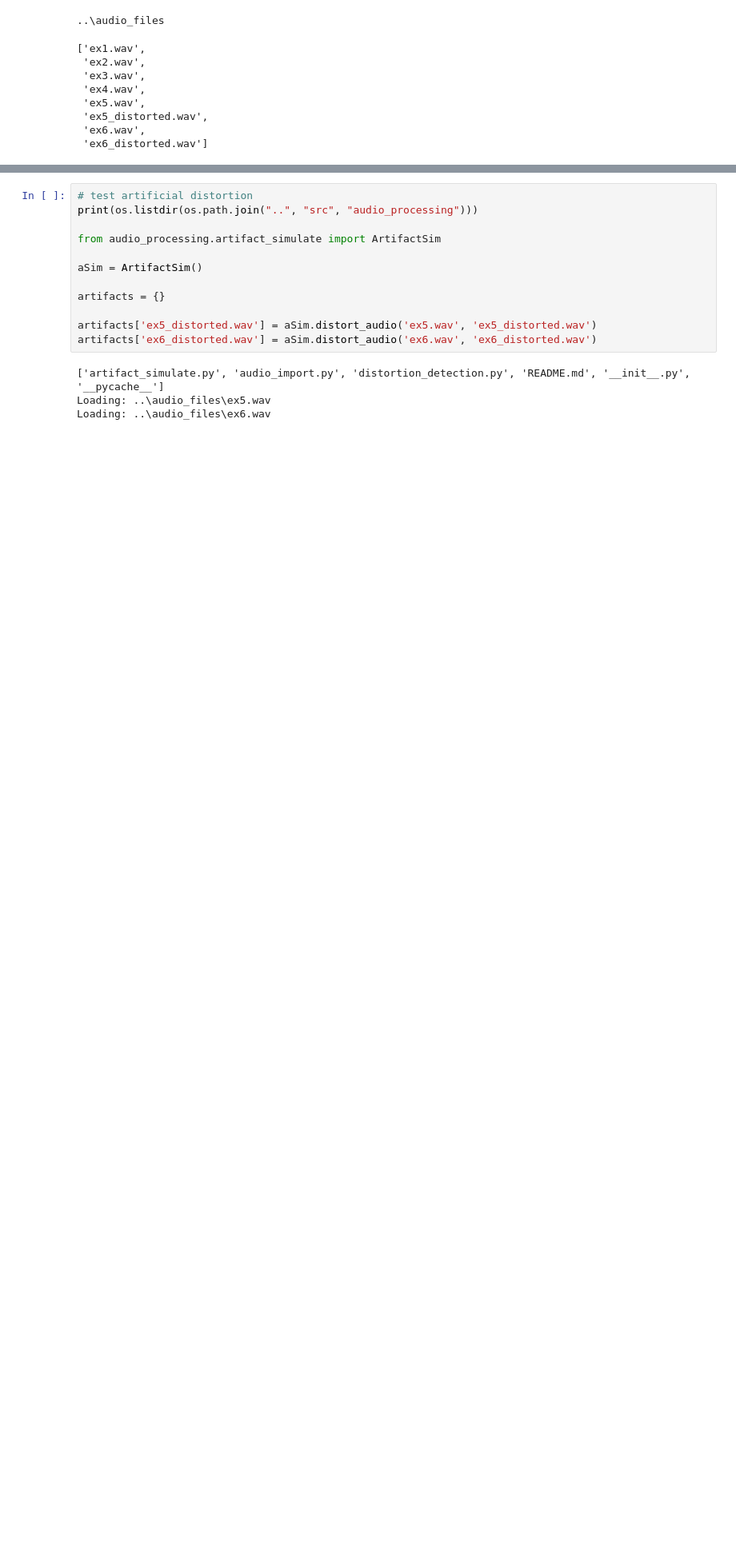
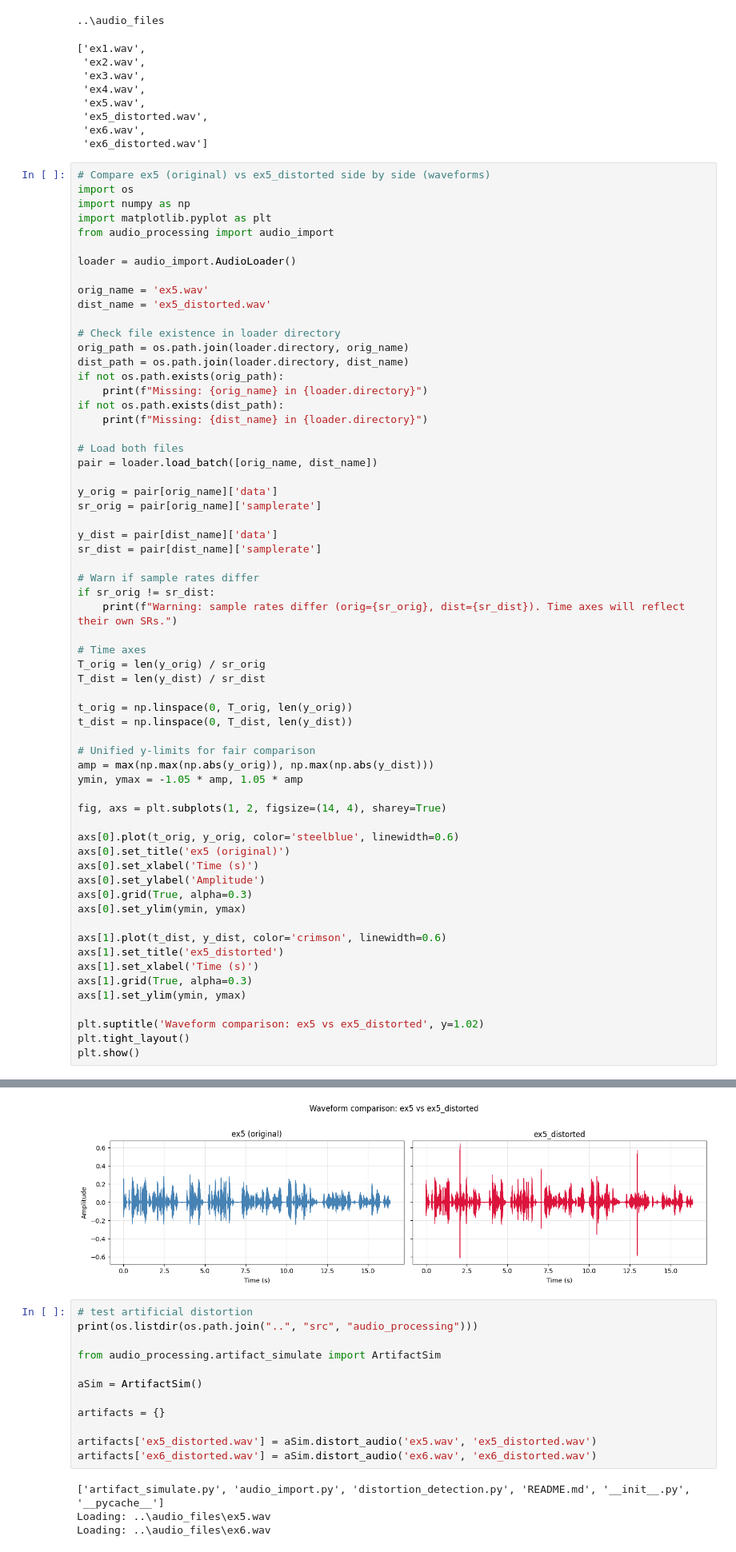
Before and after one commit to PBS-Wisconsin-Team-1/audio-qa-app, a Jupyter notebook: experimenting/distrotion_testing.ipynb, the cells around one changed output, grey strips where cells are left out. Shown at 80% size. Drawn from its saved outputs; the diff is of its cells as text; blank space fills up the shorter version.

```diff
--- a/experimenting/distrotion_testing.ipynb
+++ b/experimenting/distrotion_testing.ipynb
@@ -32,3 +32,66 @@ os.listdir(loader.directory)
  'ex5_distorted.wav',
  'ex6.wav',
  'ex6_distorted.wav']
+# %%
+# Compare ex5 (original) vs ex5_distorted side by side (waveforms)
+import os
+import numpy as np
+import matplotlib.pyplot as plt
+from audio_processing import audio_import
+
+loader = audio_import.AudioLoader()
+
+orig_name = 'ex5.wav'
+dist_name = 'ex5_distorted.wav'
+
+# Check file existence in loader directory
+orig_path = os.path.join(loader.directory, orig_name)
+dist_path = os.path.join(loader.directory, dist_name)
+if not os.path.exists(orig_path):
+    print(f"Missing: {orig_name} in {loader.directory}")
+if not os.path.exists(dist_path):
+    print(f"Missing: {dist_name} in {loader.directory}")
+
+# Load both files
+pair = loader.load_batch([orig_name, dist_name])
+
+y_orig = pair[orig_name]['data']
+sr_orig = pair[orig_name]['samplerate']
+
+y_dist = pair[dist_name]['data']
+sr_dist = pair[dist_name]['samplerate']
+
+# Warn if sample rates differ
+if sr_orig != sr_dist:
+    print(f"Warning: sample rates differ (orig={sr_orig}, dist={sr_dist}). Time axes will reflect their own SRs.")
+
+# Time axes
+T_orig = len(y_orig) / sr_orig
+T_dist = len(y_dist) / sr_dist
+
+t_orig = np.linspace(0, T_orig, len(y_orig))
+t_dist = np.linspace(0, T_dist, len(y_dist))
+
+# Unified y-limits for fair comparison
+amp = max(np.max(np.abs(y_orig)), np.max(np.abs(y_dist)))
+ymin, ymax = -1.05 * amp, 1.05 * amp
+
+fig, axs = plt.subplots(1, 2, figsize=(14, 4), sharey=True)
+
+axs[0].plot(t_orig, y_orig, color='steelblue', linewidth=0.6)
+axs[0].set_title('ex5 (original)')
+axs[0].set_xlabel('Time (s)')
+axs[0].set_ylabel('Amplitude')
+axs[0].grid(True, alpha=0.3)
+axs[0].set_ylim(ymin, ymax)
+
+axs[1].plot(t_dist, y_dist, color='crimson', linewidth=0.6)
+axs[1].set_title('ex5_distorted')
+axs[1].set_xlabel('Time (s)')
+axs[1].grid(True, alpha=0.3)
+axs[1].set_ylim(ymin, ymax)
+
+plt.suptitle('Waveform comparison: ex5 vs ex5_distorted', y=1.02)
+plt.tight_layout()
+plt.show()
+# %% [output]
@@ -35,3 +100,4 @@ os.listdir(loader.directory)
+[figure, added]
 # %%
 # test artificial distortion
 print(os.listdir(os.path.join("..", "src", "audio_processing")))
```
Also changed, not shown: parts of 1 cell of this notebook, 5 other files.
